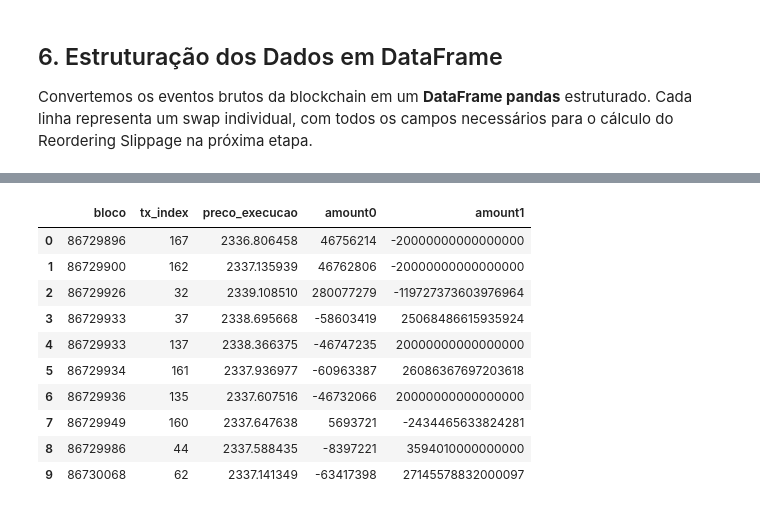
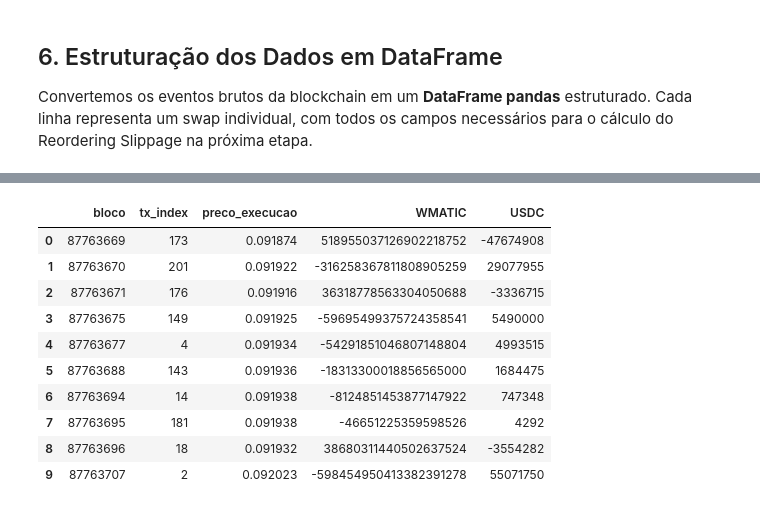
Before and after one commit to alinec-santos/slippage-analysis, a Jupyter notebook: mev_coleta.ipynb, the cells around one changed output, grey strips where cells are left out. Saved outputs shown, nothing was run; the diff lists cells and outputs as text; code cells hidden in the pictures.

Commit message:
feat: adiciona conversao de preco

```diff
--- a/mev_coleta.ipynb
+++ b/mev_coleta.ipynb
@@ -224,7 +242,7 @@ if not linhas:
 else:
     todas_colunas = list(dict.fromkeys(k for linha in linhas for k in linha))
 
-    caminho_csv = Path("swaps.csv")
+    caminho_csv = Path("dataFrame/swaps.csv")
     with caminho_csv.open("w", newline="", encoding="utf-8") as f:
         writer = csv.DictWriter(f, fieldnames=todas_colunas, extrasaction="ignore")
         writer.writeheader()
@@ -253,39 +271,62 @@ $$price_{USDC/WETH} = \left(\frac{sqrtPriceX96}{2^{96}}\right)^2 \times 10^{12}$
 # %%
 import pandas as pd
 
-df = pd.read_csv("swaps.csv")
+# ── Carrega os dados do novo pool (WMATIC/USDC) ───────────────────────────────
+df = pd.read_csv("dataFrame/swaps.csv")
 
 df = df.rename(columns={
     "blockNumber":       "bloco",
     "transactionIndex":  "tx_index",
     "args_sqrtPriceX96": "sqrtPriceX96",
-    "args_amount0":      "amount0",
-    "args_amount1":      "amount1",
+    "args_amount0":      "WMATIC",
+    "args_amount1":      "USDC",
     "args_sender":       "sender",
     "args_recipient":    "recipient",
 })
 
 df["sqrtPriceX96"] = pd.to_numeric(df["sqrtPriceX96"])
-df["amount0"]      = pd.to_numeric(df["amount0"])
-df["amount1"]      = pd.to_numeric(df["amount1"])
+df["amount0"]      = pd.to_numeric(df["WMATIC"])
+df["amount1"]      = pd.to_numeric(df["USDC"])
 
-# ── Cálculo do preço ──────────────────────────────────────────────────────────
+# ── Conversão de preço — pool WMATIC/USDC ────────────────────────────────────
+# token0 = WMATIC (18 decimais)
+# token1 = USDC   (6 decimais)
+# sqrtPriceX96 dá sqrt(token1/token0) em unidades brutas
+# Ajuste decimal: 10^(decimais_token1 - decimais_token0) = 10^(6-18) = 10^-12
+
 Q96 = 2 ** 96
 
-def sqrt_price_to_price(sqrt_price_x96):
-    """Converte sqrtPriceX96 → preço USDC por WETH.
-    token0 = USDC (6 decimais), token1 = WETH (18 decimais)
+def sqrt_price_to_price_wmatic(sqrt_price_x96):
     """
-    ratio = (sqrt_price_x96 / Q96) ** 2    # dá token1/token0 = WETH/USDC (bruto)
-    preco_weth_usdc = ratio / 1e12         # corrige decimais → ainda WETH por USDC
-    return 1 / preco_weth_usdc             # inverte → USDC por WETH
+    Converte sqrtPriceX96 → preço USDC por WMATIC.
 
-df["preco_execucao"] = df["sqrtPriceX96"].apply(sqrt_price_to_price)
+    Passo a passo:
+    1. Divide por 2^96 para desfazer o encoding da Uniswap
+    2. Eleva ao quadrado para desfazer a raiz quadrada
+    3. Multiplica por 10^(6-18) para corrigir as casas decimais
+       (USDC tem 6, WMATIC tem 18 — diferença de 12 casas)
+    """
+    preco_bruto = (sqrt_price_x96 / Q96) ** 2   # ainda em unidades brutas
+    return preco_bruto * 1e12                     # corrige os 12 decimais
 
-print("Preços calculados!")
-print(f"  Preço médio : ${df['preco_execucao'].mean():,.2f} USDC/WETH")
-print(f"  Mínimo      : ${df['preco_execucao'].min():,.2f}")
-print(f"  Máximo      : ${df['preco_execucao'].max():,.2f}")
+df["preco_execucao"] = df["sqrtPriceX96"].apply(sqrt_price_to_price_wmatic)
+
+# ── Resultado ─────────────────────────────────────────────────────────────────
+print("Preços calculados para o pool WMATIC/USDC!")
+print(f"  Preço médio : ${df['preco_execucao'].mean():.4f} USDC/WMATIC")
+print(f"  Mínimo      : ${df['preco_execucao'].min():.4f}")
+print(f"  Máximo      : ${df['preco_execucao'].max():.4f}")
+print(f"  Total swaps : {len(df)}")
 print()
-df[["bloco", "tx_index", "preco_execucao", "amount0", "amount1"]].head(10)
+
+# ── Diagnóstico dos blocos úteis ──────────────────────────────────────────────
+swaps_por_bloco = df.groupby("bloco").size()
+blocos_uteis    = swaps_por_bloco[swaps_por_bloco >= 2]
+
+print(f"Blocos com 2+ swaps : {len(blocos_uteis)}")
+print(f"Swaps nesses blocos : {blocos_uteis.sum()}")
+print()
+
+# ── Tabela dos primeiros swaps ────────────────────────────────────────────────
+df[["bloco", "tx_index", "preco_execucao", "WMATIC", "USDC"]].head(10)
 # %% [output]
@@ -296,11 +341,11 @@ Preços calculados!
-|  | bloco | tx_index | preco_execucao | amount0 | amount1 |
-| 0 | 86729896 | 167 | 2336.806458 | 46756214 | -20000000000000000 |
-| 1 | 86729900 | 162 | 2337.135939 | 46762806 | -20000000000000000 |
-| 2 | 86729926 | 32 | 2339.108510 | 280077279 | -119727373603976964 |
-| 3 | 86729933 | 37 | 2338.695668 | -58603419 | 25068486615935924 |
-| 4 | 86729933 | 137 | 2338.366375 | -46747235 | 20000000000000000 |
-| 5 | 86729934 | 161 | 2337.936977 | -60963387 | 26086367697203618 |
-| 6 | 86729936 | 135 | 2337.607516 | -46732066 | 20000000000000000 |
-| 7 | 86729949 | 160 | 2337.647638 | 5693721 | -2434465633824281 |
-| 8 | 86729986 | 44 | 2337.588435 | -8397221 | 3594010000000000 |
-| 9 | 86730068 | 62 | 2337.141349 | -63417398 | 27145578832000097 |
+|  | bloco | tx_index | preco_execucao | WMATIC | USDC |
+| 0 | 87763669 | 173 | 0.091874 | 518955037126902218752 | -47674908 |
+| 1 | 87763670 | 201 | 0.091922 | -316258367811808905259 | 29077955 |
+| 2 | 87763671 | 176 | 0.091916 | 36318778563304050688 | -3336715 |
+| 3 | 87763675 | 149 | 0.091925 | -59695499375724358541 | 5490000 |
+| 4 | 87763677 | 4 | 0.091934 | -54291851046807148804 | 4993515 |
+| 5 | 87763688 | 143 | 0.091936 | -18313300018856565000 | 1684475 |
+| 6 | 87763694 | 14 | 0.091938 | -8124851453877147922 | 747348 |
+| 7 | 87763695 | 181 | 0.091938 | -46651225359598526 | 4292 |
+| 8 | 87763696 | 18 | 0.091932 | 38680311440502637524 | -3554282 |
+| 9 | 87763707 | 2 | 0.092023 | -598454950413382391278 | 55071750 |
```
Also changed, not shown: parts of 10 cells of this notebook, 3 other files.
